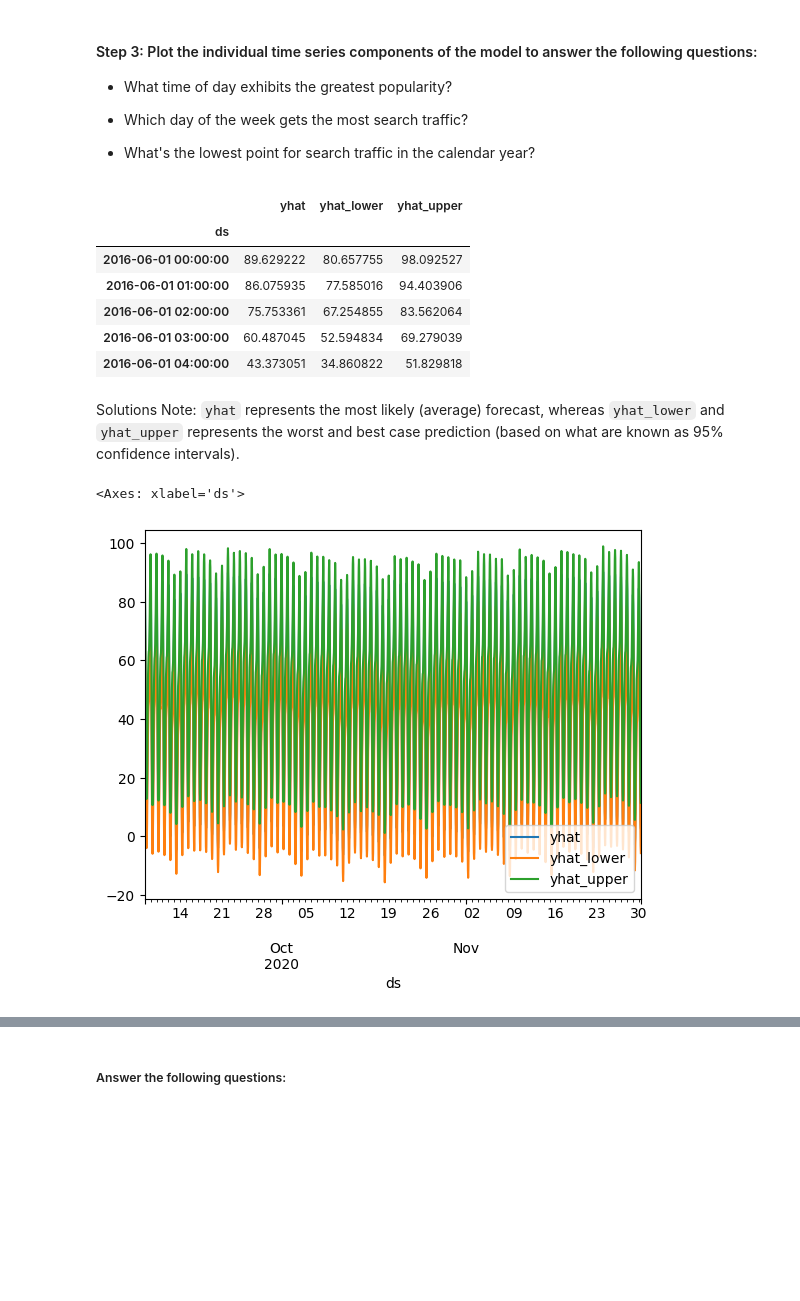
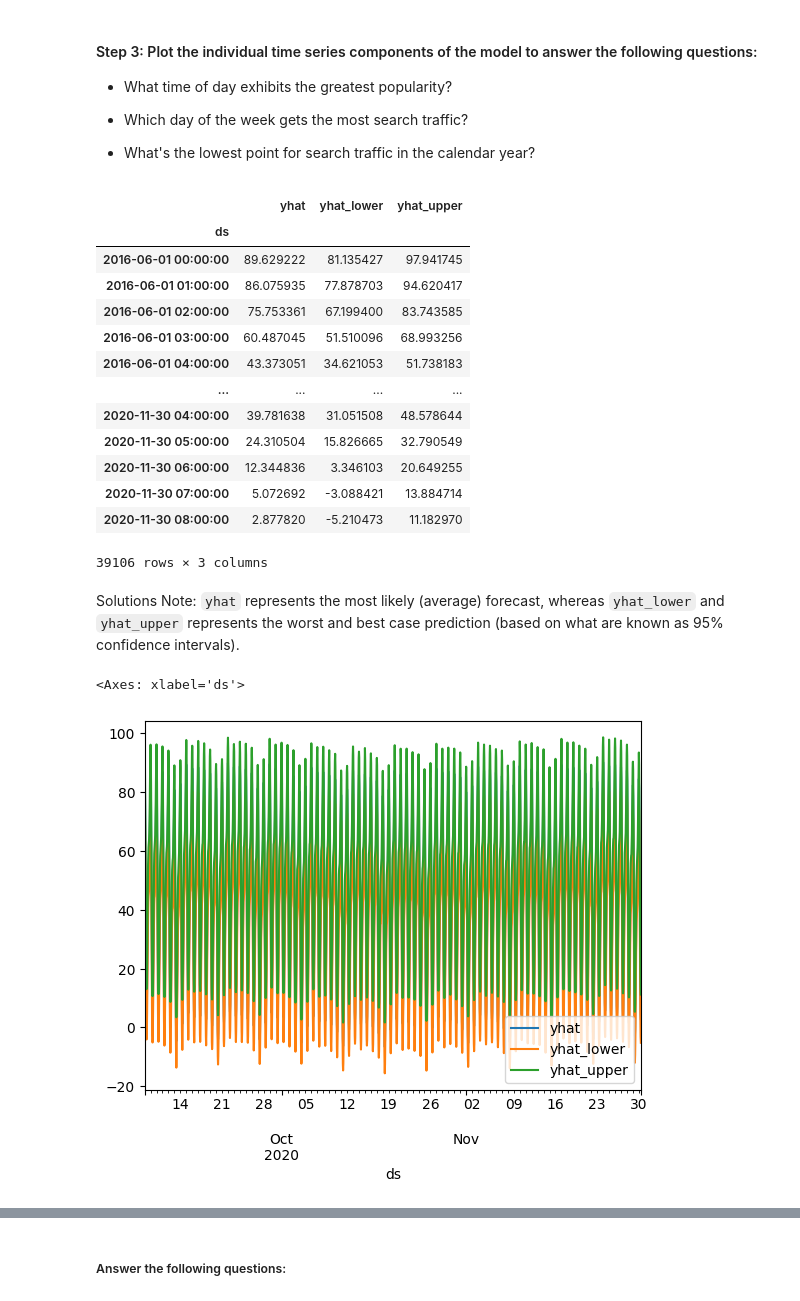
Before and after one commit to Simonpnce57/AI-Tools-, a Jupyter notebook: forecasting_net_prophet.ipynb, the cells around one changed output, grey strips where cells are left out. Cells and saved outputs as stored; diff of their text form; code cells hidden in the pictures; blank space fills up the shorter version.

```diff
--- a/forecasting_net_prophet.ipynb
+++ b/forecasting_net_prophet.ipynb
@@ -470,8 +472,12 @@ display(reset_mercado_trends.tail())
 | 37105 | 2020-09-08 00:00:00 | 96 |
 # %%
 # Call the Prophet function, store as an object
+model = Prophet()
+
+model
 # %% [output]
 <prophet.forecaster.Prophet at 0x...>
 # %%
 # Fit the time-series model.
+model.fit(reset_mercado_trends)
 # %% [output]
@@ -488,9 +494,10 @@ INFO:cmdstanpy:Chain [1] done processing
 # %%
 # Create a future dataframe to hold predictions
 # Make the prediction go out as far as 2000 hours (approx 80 days)
-
+future_mercado_trends = model.make_future_dataframe(periods=2000, freq='H')
 
 # View the last five rows of the future_mercado_trends DataFrame
+future_mercado_trends.tail()
 # %% [output]
 |  | ds |
 | 39101 | 2020-11-30 04:00:00 |
@@ -500,8 +507,9 @@ INFO:cmdstanpy:Chain [1] done processing
 | 39105 | 2020-11-30 08:00:00 |
 # %%
 # Make the predictions for the trend data using the future_mercado_trends DataFrame
-
+forecast_mercado_trends = model.predict(future_mercado_trends)
 
 # Display the first five rows of the forecast_mercado_trends DataFrame
+forecast_mercado_trends.head()
 # %% [output]
 |  | ds | trend | yhat_lower | yhat_upper | trend_lower | trend_upper | additive_terms | ... |
@@ -534,24 +543,34 @@ INFO:cmdstanpy:Chain [1] done processing
 * What's the lowest point for search traffic in the calendar year?
 # %%
 # Set the index in the forecast_mercado_trends DataFrame to the ds datetime column
+forecast_mercado_trends = forecast_mercado_trends.set_index('ds')
 
 
 # View the only the yhat,yhat_lower and yhat_upper columns from the DataFrame
+forecast_mercado_trends[['yhat', 'yhat_lower', 'yhat_upper']]
 # %% [output]
 |  | yhat | yhat_lower | yhat_upper |
 | ds |  |  |  |
-| 2016-06-01 00:00:00 | 89.629222 | 80.657755 | 98.092527 |
-| 2016-06-01 01:00:00 | 86.075935 | 77.585016 | 94.403906 |
-| 2016-06-01 02:00:00 | 75.753361 | 67.254855 | 83.562064 |
-| 2016-06-01 03:00:00 | 60.487045 | 52.594834 | 69.279039 |
-| 2016-06-01 04:00:00 | 43.373051 | 34.860822 | 51.829818 |
+| 2016-06-01 00:00:00 | 89.629222 | 81.135427 | 97.941745 |
+| 2016-06-01 01:00:00 | 86.075935 | 77.878703 | 94.620417 |
+| 2016-06-01 02:00:00 | 75.753361 | 67.199400 | 83.743585 |
+| 2016-06-01 03:00:00 | 60.487045 | 51.510096 | 68.993256 |
+| 2016-06-01 04:00:00 | 43.373051 | 34.621053 | 51.738183 |
+| ... | ... | ... | ... |
+| 2020-11-30 04:00:00 | 39.781638 | 31.051508 | 48.578644 |
+| 2020-11-30 05:00:00 | 24.310504 | 15.826665 | 32.790549 |
+| 2020-11-30 06:00:00 | 12.344836 | 3.346103 | 20.649255 |
+| 2020-11-30 07:00:00 | 5.072692 | -3.088421 | 13.884714 |
+| 2020-11-30 08:00:00 | 2.877820 | -5.210473 | 11.182970 |
+39106 rows × 3 columns
 # %% [markdown]
 Solutions Note: `yhat` represents the most likely (average) forecast, whereas `yhat_lower` and `yhat_upper` represents the worst and best case prediction (based on what are known as 95% confidence intervals).
 # %%
 # From the forecast_mercado_trends DataFrame, plot the data to visualize
 #  the yhat, yhat_lower, and yhat_upper columns over the last 2000 hours
+forecast_mercado_trends[['yhat', 'yhat_lower', 'yhat_upper']].tail(2000).plot()
 # %% [output]
 <Axes: xlabel='ds'>
-[figure, old version]
+[figure, new version]
 # %%
 # Reset the index in the forecast_mercado_trends DataFrame
```
Also changed, not shown: parts of 14 cells of this notebook.
